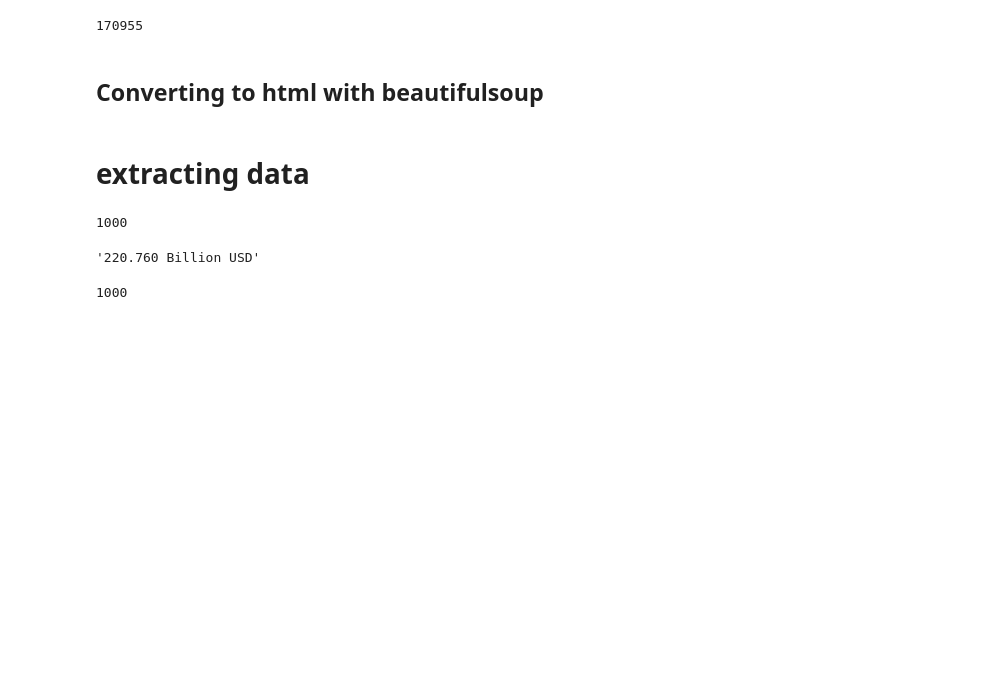
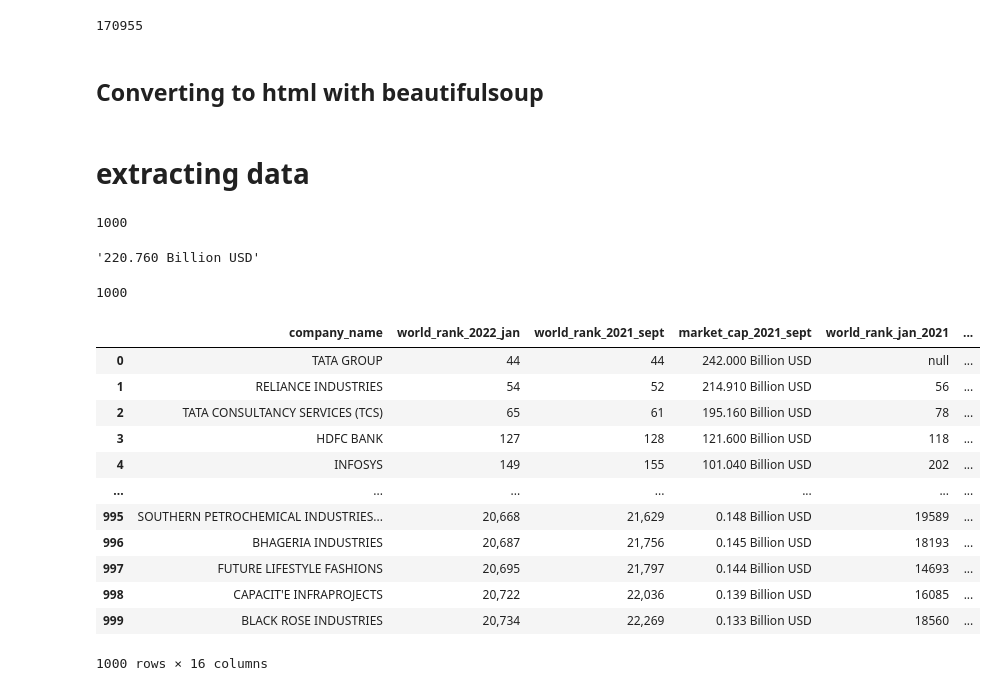
Before and after one commit to abhikashyap/projects, a Jupyter notebook: value_today_scraping.ipynb, the cells around one changed output. Cells and saved outputs as stored; diff of their text form; code cells hidden in the pictures; blank space fills up the shorter version.

```diff
--- a/value_today_scraping.ipynb
+++ b/value_today_scraping.ipynb
@@ -116,0 +161,32 @@ data_frame.append(market_value_2022)
+# %%
+# Rank_in_Country_2021:
+
+class_="clearfix col-sm-12 field field--name-field-company-rank-in-country-in field--type-string field--label-inline"
+Rank_in_Country_2021 = extract(class_)
+# %%
+# Annual Revenue in USD:
+
+class_="clearfix col-sm-12 field field--name-field-revenue-in-usd field--type-float field--label-inline"
+Annua_Revenue_in_USD = extract(class_)
+# %%
+# Annual_Net_Income_in_USD:
+
+class_="clearfix col-sm-12 field field--name-field-net-income-in-usd field--type-float field--label-inline"
+Annual_Net_Income_in_USD = extract(class_)
+# %%
+
+dic = {"company_name":company_name,"world_rank_2022_jan":world_rank_2022_jan,"world_rank_2021_sept":world_rank_2021_sept,
+       "market_cap_2021_sept":market_cap_2021_sept,
+       "world_rank_jan_2021" :world_rank_jan_2021,
+       "market_value_jan_2021":market_value_jan_2021,
+       "world_rank_jan_2020":world_rank_jan_2020,
+       "Headquarters_Country":Headquarters_Country,
+       "Chairman":Chairman,
+       "ISIN_Code":ISIN_Code,
+       "Company_Business":Company_Business,
+       "Stock_Exchange":Stock_Exchange,
+       "Number_of_Employees":Number_of_Employees,
+       "Rank_in_Country_2021":Rank_in_Country_2021,
+       "Annua_Revenue_in_USD":Annua_Revenue_in_USD,
+       "Annual_Net_Income_in_USD":Annual_Net_Income_in_USD
+}
@@ -116,0 +195,16 @@ data_frame.append(market_value_2022)
+# %%
+pd.DataFrame.from_dict(dic)
+# %% [output]
+|  | company_name | world_rank_2022_jan | world_rank_2021_sept | market_cap_2021_sept | world_rank_jan_2021 | ... |
+| 0 | TATA GROUP | 44 | 44 | 242.000 Billion USD | null | ... |
+| 1 | RELIANCE INDUSTRIES | 54 | 52 | 214.910 Billion USD | 56 | ... |
+| 2 | TATA CONSULTANCY SERVICES (TCS) | 65 | 61 | 195.160 Billion USD | 78 | ... |
+| 3 | HDFC BANK | 127 | 128 | 121.600 Billion USD | 118 | ... |
+| 4 | INFOSYS | 149 | 155 | 101.040 Billion USD | 202 | ... |
+| ... | ... | ... | ... | ... | ... | ... |
+| 995 | SOUTHERN PETROCHEMICAL INDUSTRIES... | 20,668 | 21,629 | 0.148 Billion USD | 19589 | ... |
+| 996 | BHAGERIA INDUSTRIES | 20,687 | 21,756 | 0.145 Billion USD | 18193 | ... |
+| 997 | FUTURE LIFESTYLE FASHIONS | 20,695 | 21,797 | 0.144 Billion USD | 14693 | ... |
+| 998 | CAPACIT'E INFRAPROJECTS | 20,722 | 22,036 | 0.139 Billion USD | 16085 | ... |
+| 999 | BLACK ROSE INDUSTRIES | 20,734 | 22,269 | 0.133 Billion USD | 18560 | ... |
+1000 rows × 16 columns
```
Also changed, not shown: parts of 19 cells of this notebook.
